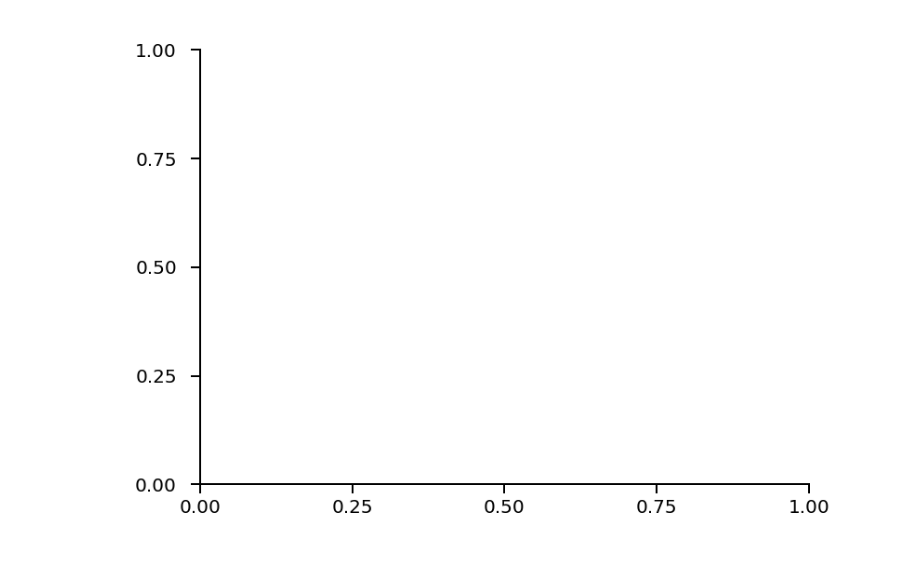
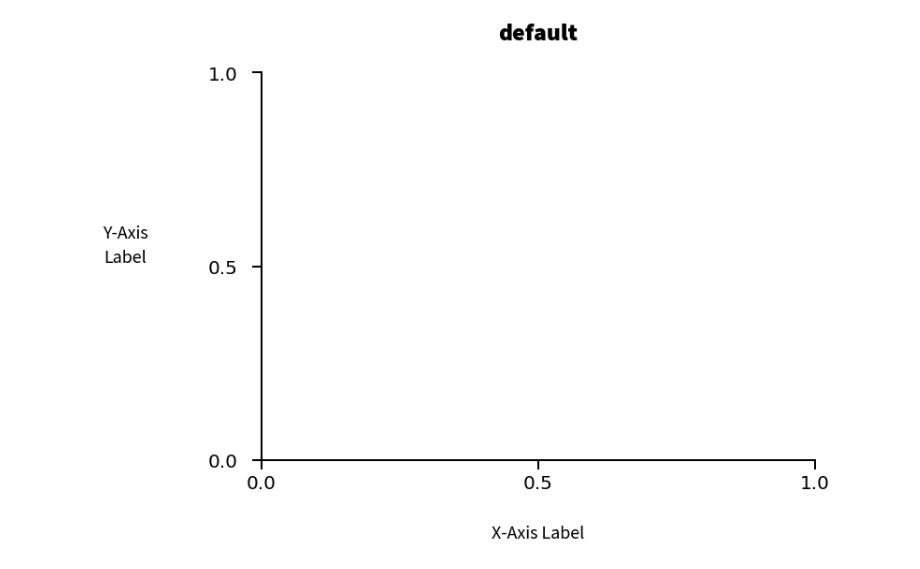
Before and after one commit to alexdsbreslav/quicklooks, a Jupyter notebook: copying_code_example.ipynb, the cells around one changed output. Cells and saved outputs as stored; diff of their text form; code cells hidden in the pictures.

```diff
--- a/copying_code_example.ipynb
+++ b/copying_code_example.ipynb
@@ -2,12 +2,12 @@
 import quicklook
 # %%
 chart_skeleton = quicklook.build_chart_skeleton(style = 'default', size = 'default',
-title = '',
-xlabel = '',
-ylabel = '',
+title = 'default',
+xlabel = 'X-Axis Label',
+ylabel = 'Y-Axis\nLabel',
 x_min_max = (0,1), y_min_max = (0,1),
-xtick_interval = 0.25, ytick_interval = 0.25,
+xtick_interval = 0.5, ytick_interval = 0.5,
 horizontal_gridlines_on = False,
 vertical_gridlines_on = False);
 # %% [output]
-[figure, old version]
+[figure, new version]
```
Also changed, not shown: parts of 9 cells of this notebook, 8 other files.
